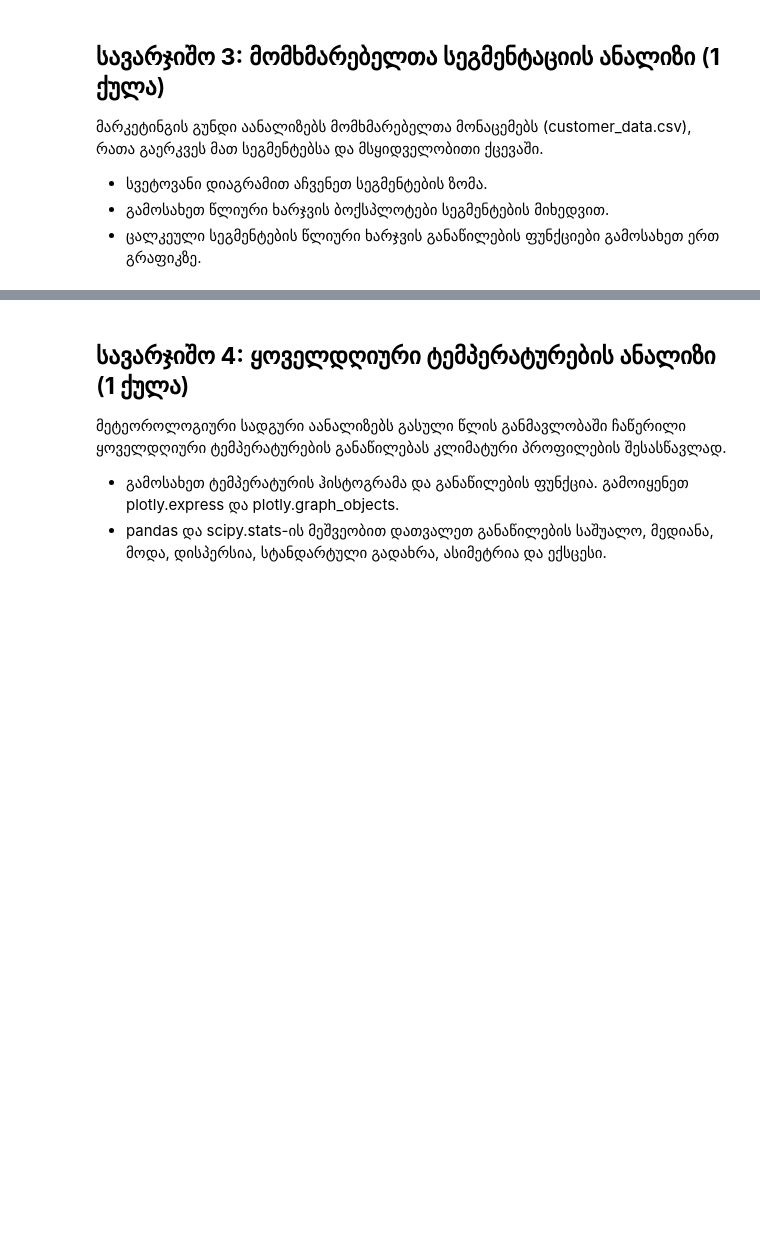
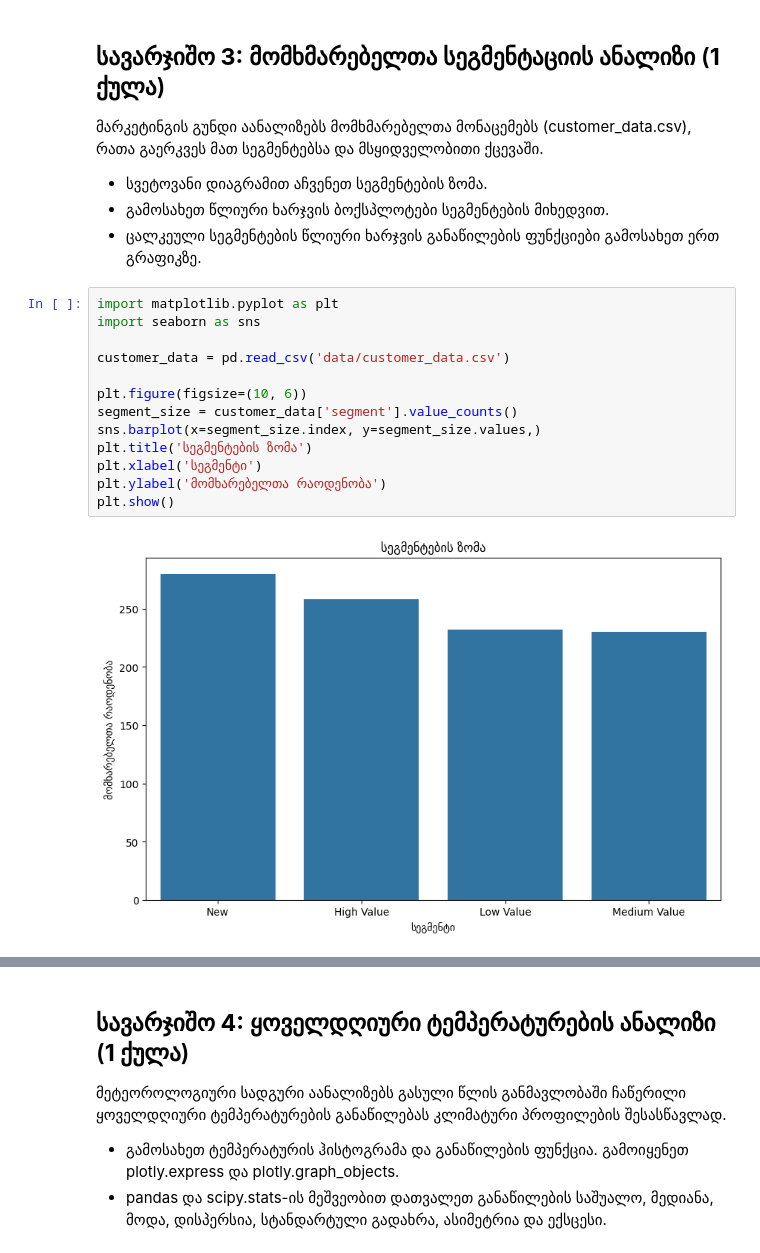
Before and after one commit to spacecowboy1998/Data_Analytics, a Jupyter notebook: HomeWork/BTU_dapy_Homework_აღდგენა3.ipynb, the cells around one changed output, grey strips where cells are left out. Saved outputs shown, nothing was run; the diff lists cells and outputs as text; blank space fills up the shorter version.

```diff
--- a/HomeWork/BTU_dapy_Homework_აღდგენა3.ipynb
+++ b/HomeWork/BTU_dapy_Homework_აღდგენა3.ipynb
@@ -57,3 +94,18 @@ else:
 - სვეტოვანი დიაგრამით აჩვენეთ სეგმენტების ზომა.
 - გამოსახეთ წლიური ხარჯვის ბოქსპლოტები სეგმენტების მიხედვით.
 - ცალკეული სეგმენტების წლიური ხარჯვის განაწილების ფუნქციები გამოსახეთ ერთ გრაფიკზე.
+# %%
+import matplotlib.pyplot as plt
+import seaborn as sns
+
+customer_data = pd.read_csv('data/customer_data.csv')
+
+plt.figure(figsize=(10, 6))
+segment_size = customer_data['segment'].value_counts()
+sns.barplot(x=segment_size.index, y=segment_size.values,)
+plt.title('სეგმენტების ზომა')
+plt.xlabel('სეგმენტი')
+plt.ylabel('მომხარებელთა რაოდენობა')
+plt.show()
+# %% [output]
+[figure, added]
```
Also changed, not shown: parts of 10 cells of this notebook, 12 other files.
